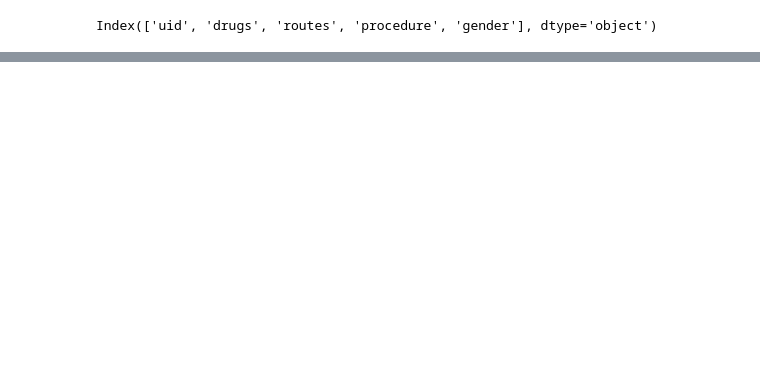
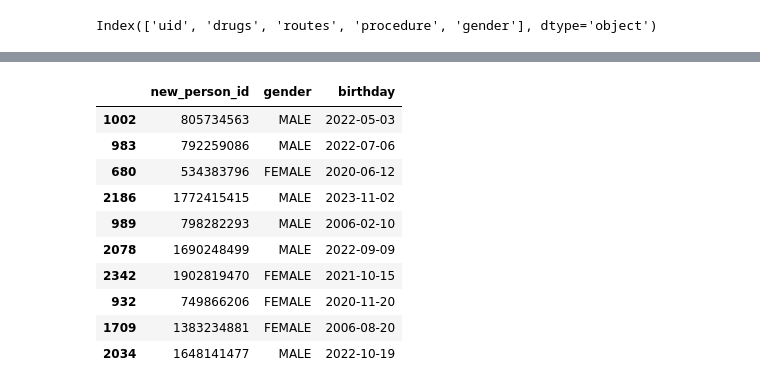
Before and after one commit to carseys/pediatric-sepsis-ml-kaggle, a Jupyter notebook: sepsis-data-preprocessing.ipynb, the cells around one changed output, grey strips where cells are left out. Cells and saved outputs as stored; diff of their text form; code cells hidden in the pictures; blank space fills up the shorter version.

```diff
--- a/sepsis-data-preprocessing.ipynb
+++ b/sepsis-data-preprocessing.ipynb
@@ -617,0 +705,20 @@ def birthday_ubiquity(df):
+# %%
+unique_demographics_rows = pd.DataFrame(columns=['new_person_id','gender','birthday'])
+for patient in np.unique(training_data_2['person_demographics_episode_train']['person_id']):
+    birthday = list(training_data_2['person_demographics_episode_train'][training_data_2['person_demographics_episode_train']['person_id']==patient]['birthday_formatted'])[0]
+    gender = list(training_data_2['person_demographics_episode_train'][training_data_2['person_demographics_episode_train']['person_id']==patient]['gender'])[0]
+    unique_demographics_rows.loc[len(unique_demographics_rows)] = [patient, gender, birthday]
+# %%
+unique_demographics_rows.sample(10)
+# %% [output]
+|  | new_person_id | gender | birthday |
+| 1002 | 805734563 | MALE | 2022-05-03 |
+| 983 | 792259086 | MALE | 2022-07-06 |
+| 680 | 534383796 | FEMALE | 2020-06-12 |
+| 2186 | 1772415415 | MALE | 2023-11-02 |
+| 989 | 798282293 | MALE | 2006-02-10 |
+| 2078 | 1690248499 | MALE | 2022-09-09 |
+| 2342 | 1902819470 | FEMALE | 2021-10-15 |
+| 932 | 749866206 | FEMALE | 2020-11-20 |
+| 1709 | 1383234881 | FEMALE | 2006-08-20 |
+| 2034 | 1648141477 | MALE | 2022-10-19 |
```
Also changed, not shown: parts of 26 cells of this notebook.
